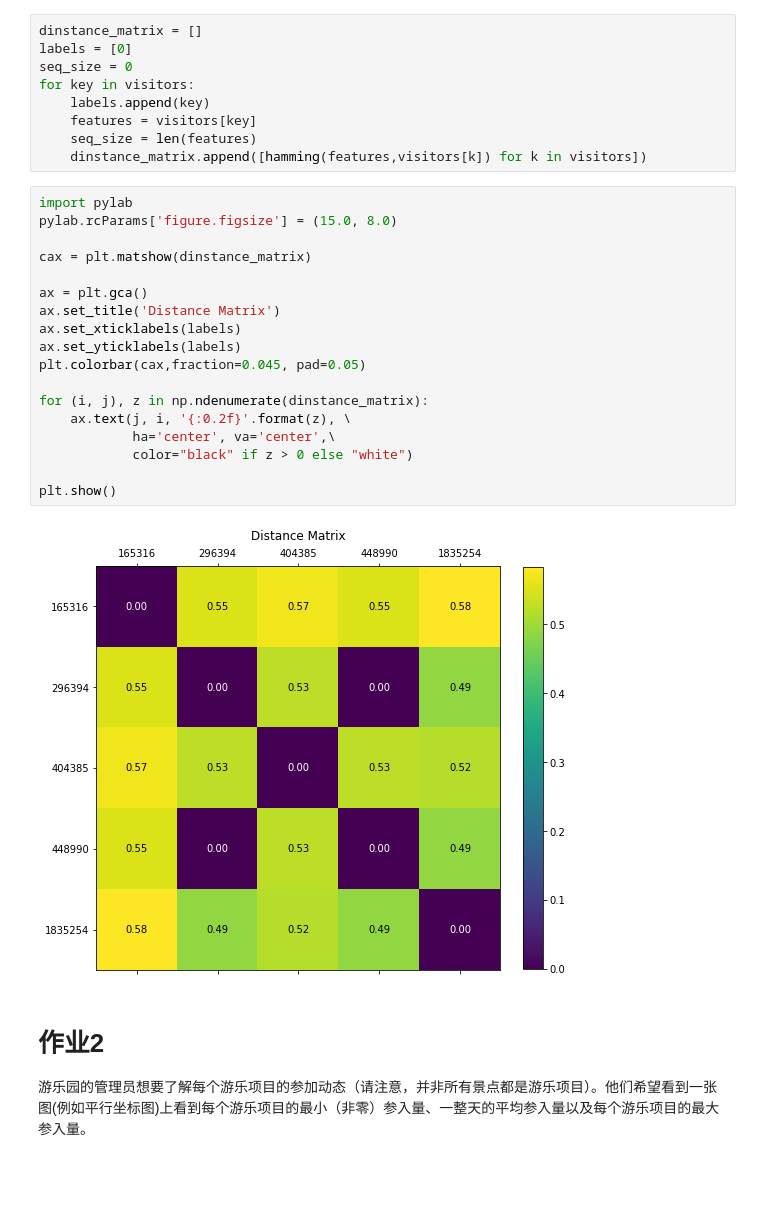
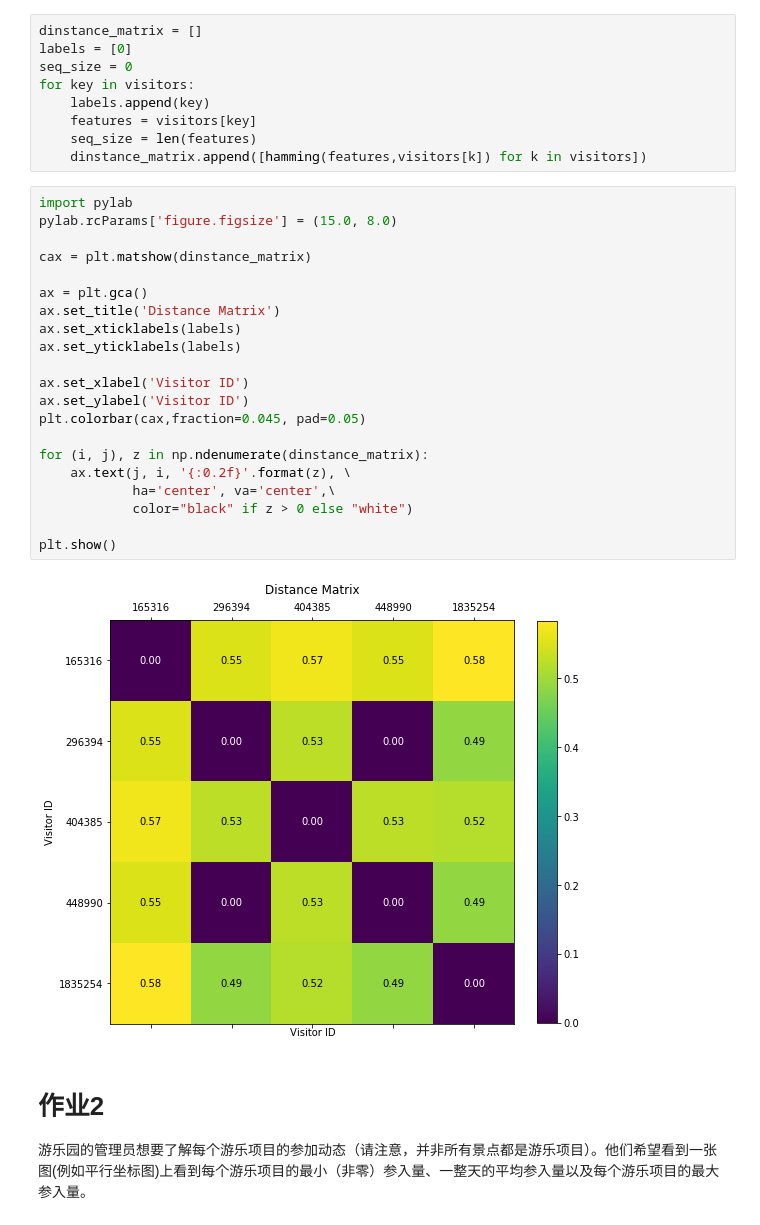
Before and after one commit to Lyn-liyuan/CSE578, a Jupyter notebook: Assign3-YuanLi.ipynb, the cells around one changed output. Cells and saved outputs as stored; diff of their text form; blank space fills up the shorter version.

```diff
--- a/Assign3-YuanLi.ipynb
+++ b/Assign3-YuanLi.ipynb
@@ -105,23 +105,26 @@ for key in visitors:
 # %%
 import pylab
 pylab.rcParams['figure.figsize'] = (15.0, 8.0)
 
 cax = plt.matshow(dinstance_matrix)
 
 ax = plt.gca()
 ax.set_title('Distance Matrix')
 ax.set_xticklabels(labels)
 ax.set_yticklabels(labels)
+
+ax.set_xlabel('Visitor ID')
+ax.set_ylabel('Visitor ID')
 plt.colorbar(cax,fraction=0.045, pad=0.05)
 
 for (i, j), z in np.ndenumerate(dinstance_matrix):
     ax.text(j, i, '{:0.2f}'.format(z), \
             ha='center', va='center',\
             color="black" if z > 0 else "white")
 
 plt.show()
 # %% [output]
-[figure, old version]
+[figure, new version]
 # %% [markdown]
 # 作业2
 游乐园的管理员想要了解每个游乐项目的参加动态（请注意，并非所有景点都是游乐项目）。他们希望看到一张图(例如平行坐标图)上看到每个游乐项目的最小（非零）参入量、一整天的平均参入量以及每个游乐项目的最大参入量。
```
Also changed, not shown: parts of 2 cells of this notebook.
